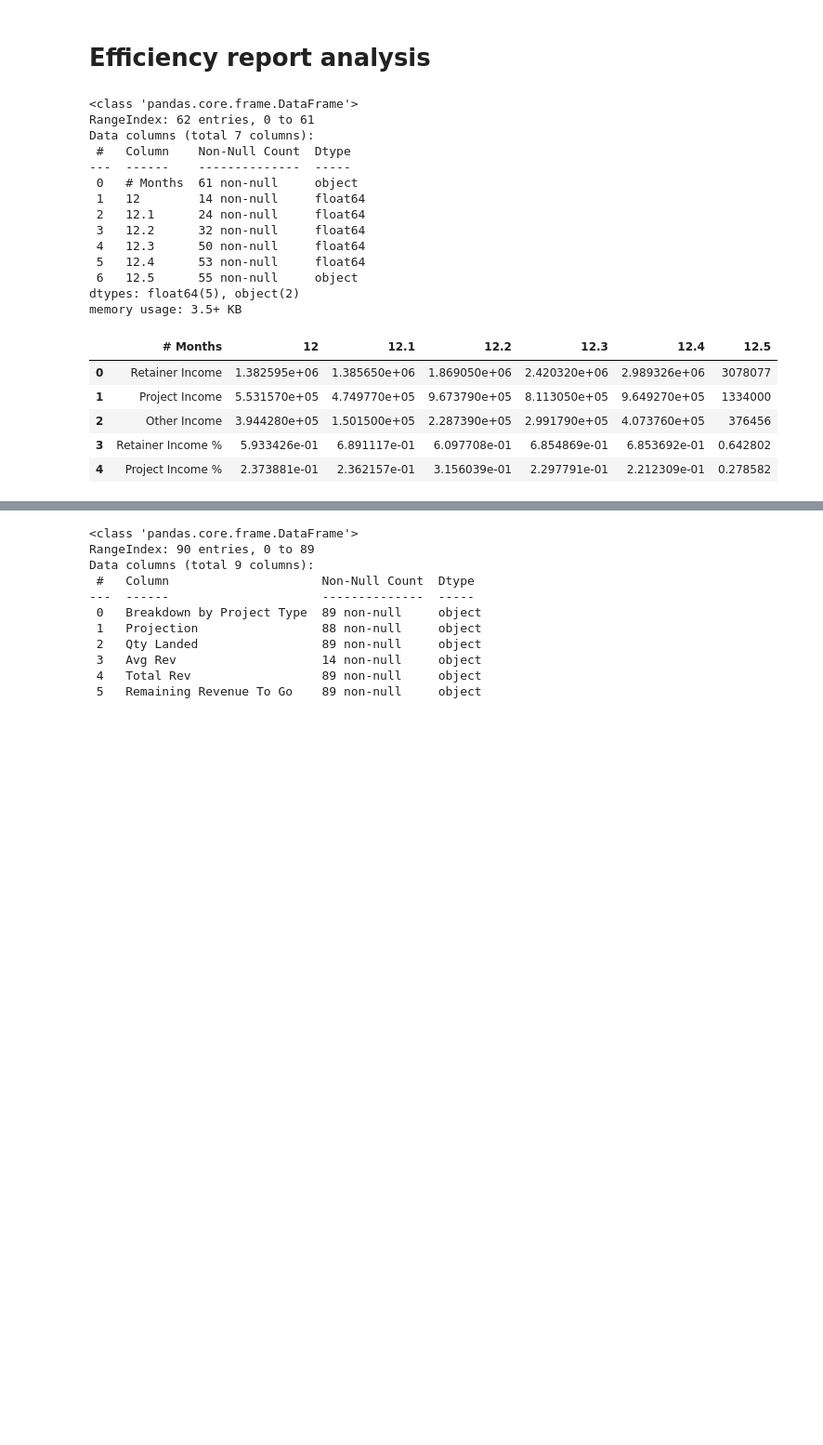
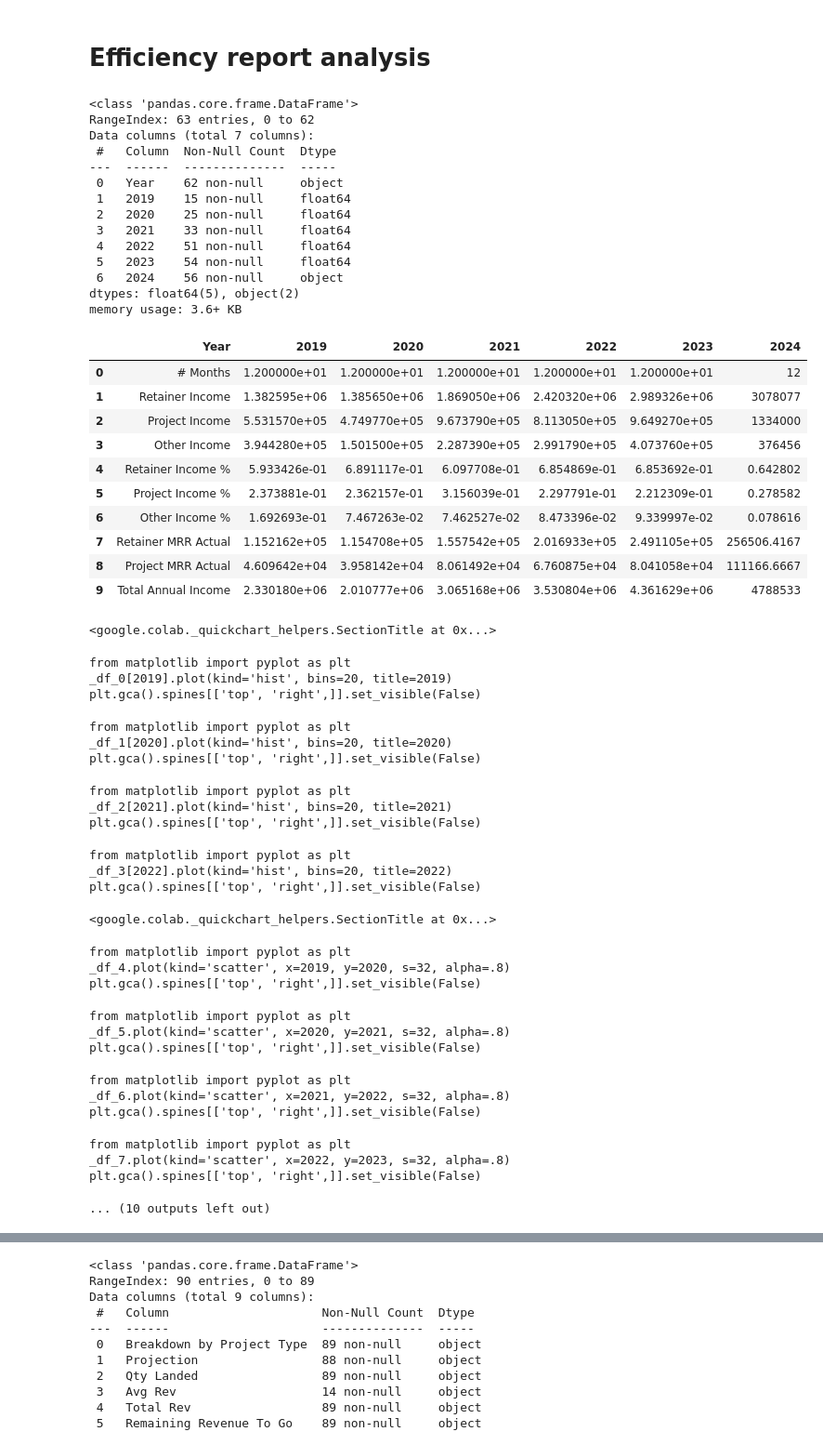
Before and after one commit to chipojaya1/pro_bono_dd, a Jupyter notebook: Efficiency_Report2.ipynb, the cells around one changed output, grey strips where cells are left out. Shown at 93% size. Cells and saved outputs as stored; diff of their text form; code cells hidden in the pictures; blank space fills up the shorter version.

```diff
--- a/Efficiency_Report2.ipynb
+++ b/Efficiency_Report2.ipynb
@@ -47,6 +38,3 @@ Tell me about this dataset.
 
 Here is all the data you need:
 "[GWU] DD Revenue Data.xlsx"
-# %%
-# Load the data
-data = '/content/[GWU] DD Revenue Data.xlsx'
@@ -298,29 +557,61 @@ The provided data analysis does not explicitly pose questions. However, the anal
 # Efficiency report analysis
 # %%
 # Read the metrics sheet
-df_metrics = pd.read_excel(data, sheet_name='DD Detailed Revenue Metrics', skiprows=1)
+df_metrics = pd.read_excel(data, sheet_name='DD Detailed Revenue Metrics', skiprows=0)
 df_metrics.info()
-df_metrics.head()
+df_metrics.head(10)
 # %% [output]
 <class 'pandas.core.frame.DataFrame'>
-RangeIndex: 62 entries, 0 to 61
+RangeIndex: 63 entries, 0 to 62
 Data columns (total 7 columns):
- #   Column    Non-Null Count  Dtype
----  ------    --------------  -----
- 0   # Months  61 non-null     object
- 1   12        14 non-null     float64
- 2   12.1      24 non-null     float64
- 3   12.2      32 non-null     float64
- 4   12.3      50 non-null     float64
- 5   12.4      53 non-null     float64
- 6   12.5      55 non-null     object
+ #   Column  Non-Null Count  Dtype
+---  ------  --------------  -----
+ 0   Year    62 non-null     object
+ 1   2019    15 non-null     float64
+ 2   2020    25 non-null     float64
+ 3   2021    33 non-null     float64
+ 4   2022    51 non-null     float64
+ 5   2023    54 non-null     float64
+ 6   2024    56 non-null     object
 dtypes: float64(5), object(2)
-memory usage: 3.5+ KB
+memory usage: 3.6+ KB
-|  | # Months | 12 | 12.1 | 12.2 | 12.3 | 12.4 | 12.5 |
-| 0 | Retainer Income | 1.382595e+06 | 1.385650e+06 | 1.869050e+06 | 2.420320e+06 | 2.989326e+06 | 3078077 |
-| 1 | Project Income | 5.531570e+05 | 4.749770e+05 | 9.673790e+05 | 8.113050e+05 | 9.649270e+05 | 1334000 |
-| 2 | Other Income | 3.944280e+05 | 1.501500e+05 | 2.287390e+05 | 2.991790e+05 | 4.073760e+05 | 376456 |
-| 3 | Retainer Income % | 5.933426e-01 | 6.891117e-01 | 6.097708e-01 | 6.854869e-01 | 6.853692e-01 | 0.642802 |
-| 4 | Project Income % | 2.373881e-01 | 2.362157e-01 | 3.156039e-01 | 2.297791e-01 | 2.212309e-01 | 0.278582 |
+|  | Year | 2019 | 2020 | 2021 | 2022 | 2023 | 2024 |
+| 0 | # Months | 1.200000e+01 | 1.200000e+01 | 1.200000e+01 | 1.200000e+01 | 1.200000e+01 | 12 |
+| 1 | Retainer Income | 1.382595e+06 | 1.385650e+06 | 1.869050e+06 | 2.420320e+06 | 2.989326e+06 | 3078077 |
+| 2 | Project Income | 5.531570e+05 | 4.749770e+05 | 9.673790e+05 | 8.113050e+05 | 9.649270e+05 | 1334000 |
+| 3 | Other Income | 3.944280e+05 | 1.501500e+05 | 2.287390e+05 | 2.991790e+05 | 4.073760e+05 | 376456 |
+| 4 | Retainer Income % | 5.933426e-01 | 6.891117e-01 | 6.097708e-01 | 6.854869e-01 | 6.853692e-01 | 0.642802 |
+| 5 | Project Income % | 2.373881e-01 | 2.362157e-01 | 3.156039e-01 | 2.297791e-01 | 2.212309e-01 | 0.278582 |
+| 6 | Other Income % | 1.692693e-01 | 7.467263e-02 | 7.462527e-02 | 8.473396e-02 | 9.339997e-02 | 0.078616 |
+| 7 | Retainer MRR Actual | 1.152162e+05 | 1.154708e+05 | 1.557542e+05 | 2.016933e+05 | 2.491105e+05 | 256506.4167 |
+| 8 | Project MRR Actual | 4.609642e+04 | 3.958142e+04 | 8.061492e+04 | 6.760875e+04 | 8.041058e+04 | 111166.6667 |
+| 9 | Total Annual Income | 2.330180e+06 | 2.010777e+06 | 3.065168e+06 | 3.530804e+06 | 4.361629e+06 | 4788533 |
+<google.colab._quickchart_helpers.SectionTitle at 0x...>
+from matplotlib import pyplot as plt
+_df_0[2019].plot(kind='hist', bins=20, title=2019)
+plt.gca().spines[['top', 'right',]].set_visible(False)
+from matplotlib import pyplot as plt
+_df_1[2020].plot(kind='hist', bins=20, title=2020)
+plt.gca().spines[['top', 'right',]].set_visible(False)
+from matplotlib import pyplot as plt
+_df_2[2021].plot(kind='hist', bins=20, title=2021)
+plt.gca().spines[['top', 'right',]].set_visible(False)
+from matplotlib import pyplot as plt
+_df_3[2022].plot(kind='hist', bins=20, title=2022)
+plt.gca().spines[['top', 'right',]].set_visible(False)
+<google.colab._quickchart_helpers.SectionTitle at 0x...>
+from matplotlib import pyplot as plt
+_df_4.plot(kind='scatter', x=2019, y=2020, s=32, alpha=.8)
+plt.gca().spines[['top', 'right',]].set_visible(False)
+from matplotlib import pyplot as plt
+_df_5.plot(kind='scatter', x=2020, y=2021, s=32, alpha=.8)
+plt.gca().spines[['top', 'right',]].set_visible(False)
+from matplotlib import pyplot as plt
+_df_6.plot(kind='scatter', x=2021, y=2022, s=32, alpha=.8)
+plt.gca().spines[['top', 'right',]].set_visible(False)
+from matplotlib import pyplot as plt
+_df_7.plot(kind='scatter', x=2022, y=2023, s=32, alpha=.8)
+plt.gca().spines[['top', 'right',]].set_visible(False)
+... (10 outputs left out)
 # %%
 # Load P&L data
```
Also changed, not shown: parts of 33 cells of this notebook.
